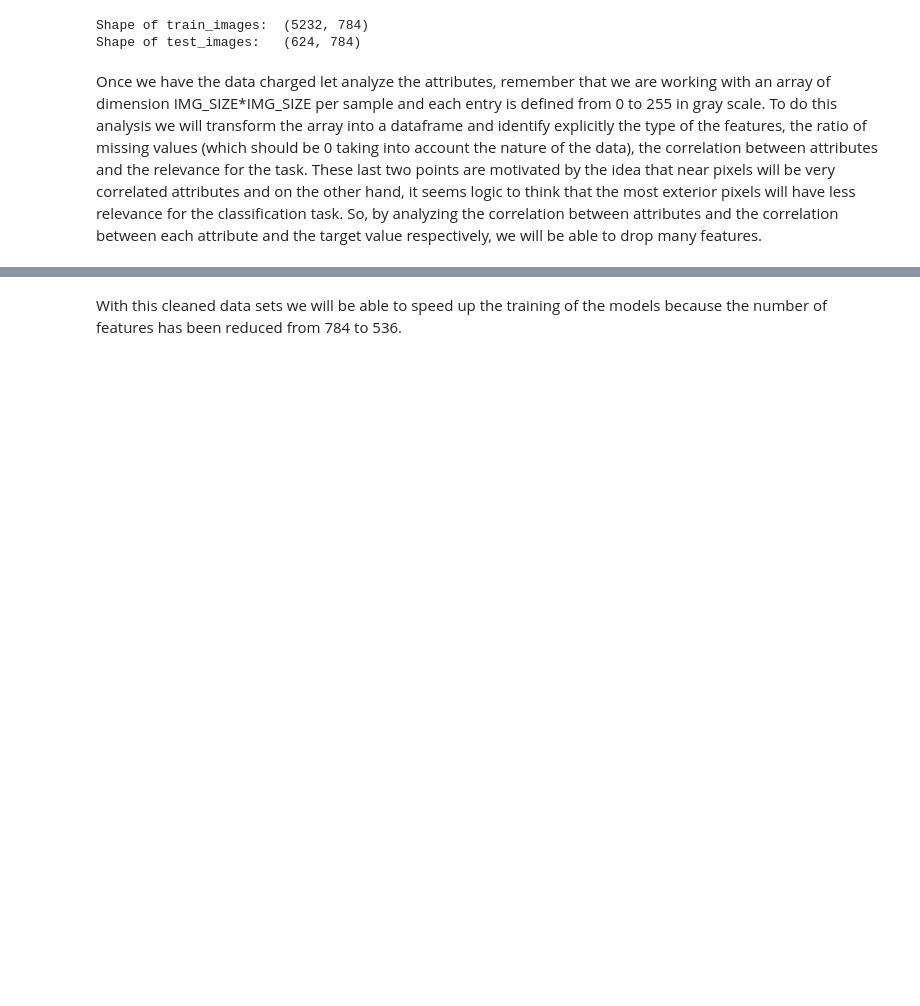
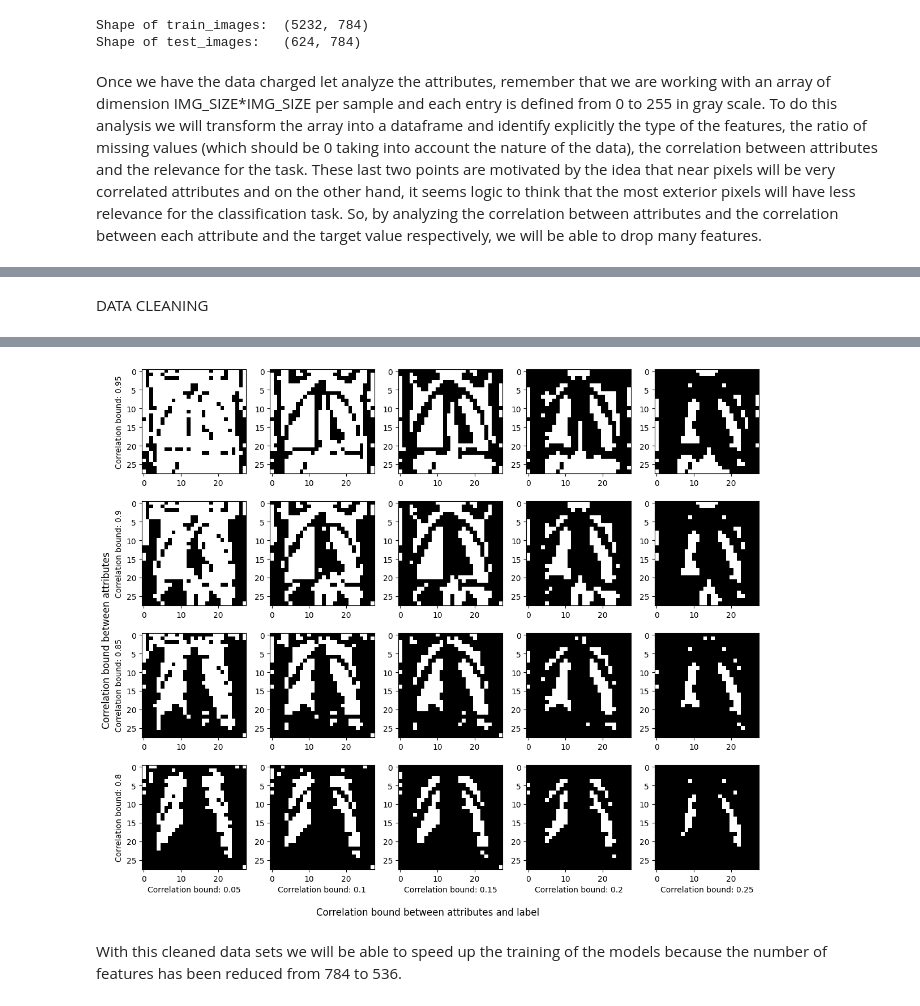
Before and after one commit to jlopetegui98/Hands-on-ML-Project, a Jupyter notebook: main.ipynb, the cells around one changed output, grey strips where cells are left out. Drawn from its saved outputs; the diff is of its cells as text; code cells hidden in the pictures; blank space fills up the shorter version.

Commit message:
Added combinations of correlation for data cleaning

```diff
--- a/main.ipynb
+++ b/main.ipynb
@@ -240,0 +196,73 @@ Shape of test_data: (624, 536)
+# %% [markdown]
+DATA CLEANING
+# %%
+# Find the indices where correlation is greater than 0.9 and less than 1
+corr_attributes_bound = [0.95, 0.9, 0.85, 0.8]
+corr_label_bound      = [0.05, 0.1, 0.15, 0.2, 0.25]
+
+fig,axes = plt.subplots(4,5)
+fig.set_size_inches(12,10)
+
+for i, corr1 in enumerate(corr_attributes_bound):
+    for j, corr2 in enumerate(corr_label_bound):
+        print("==================================================")
+        print(f"Correlation bound between attributes: {corr1}\nCorrelation bound between attributes and label: {corr2}")
+        print("==================================================")
+        row_indices, col_indices = np.where((cm > corr1) & (cm < 1))
+
+        # Create a list of tuples with the indices
+        tuples = [(row, col) for row, col in zip(row_indices, col_indices)]
+
+        # Remove the attributes [1] of the tuple list from train_df
+        train_df_clean = train_df.copy()
+        test_df_clean  = test_df.copy()
+
+        dropped_columns = []
+        for row, col in tuples:
+            if col not in dropped_columns:
+                train_df_clean = train_df_clean.drop(col, axis=1)
+                test_df_clean  = test_df_clean.drop(col, axis=1)
+                dropped_columns.append(col)
+
+
+        # Verify the updated train_df
+        print("-----------CLEAN DATA INFO AFTER DROPPING CORRELATED ATTRIBUTES-----------")
+        print(f"Number of tuples where correlation is greater than {corr1} and less than 1: {len(tuples)}")
+        print(f"Train set: \t{train_df_clean.shape}")
+        print(f"Test test: \t{test_df_clean.shape}")
+
+        # Analyze the relevance of each atributte to the label
+        correlation_with_label = train_df_clean.corrwith(train_df_clean['label']).abs().sort_values(ascending=False)
+
+        train_df_clean = train_df_clean.drop(correlation_with_label[correlation_with_label < corr2].index, axis=1)
+        test_df_clean  = test_df_clean.drop(correlation_with_label[correlation_with_label < corr2].index, axis=1)
+
+        print("------CLEAN DATA INFO AFTER DROPPING THE LOWEST INFLUENCE ATTRIBUTES------")
+        print(f"Number of dropped columns: {len(correlation_with_label[correlation_with_label < corr2].index)}")
+        print(f"Train set: \t{train_df_clean.shape}")
+        print(f"Test test: \t{test_df_clean.shape}")
+
+        train_images_clean = train_df_clean.drop('label', axis=1).values
+        test_images_clean = test_df_clean.drop('label', axis=1).values
+
+        print(f"Shape of train_data after cleaning: {train_images_clean.shape}")
+        print(f"Shape of test_data after cleaning: {test_images_clean.shape}")
+
+        dropped_columns_mask = np.ones((1, IMG_SIZE*IMG_SIZE))
+        dropped_columns_mask[:, dropped_columns] = 0
+
+        new_dropped_columns = list(correlation_with_label[correlation_with_label < corr2].index)
+        dropped_columns_mask[:, new_dropped_columns] = 0
+
+        axes[i,j].imshow(dropped_columns_mask.reshape(IMG_SIZE,IMG_SIZE),cmap='gray')
+
+        if i == 3:
+            axes[i,j].set_xlabel(f"Correlation bound: {corr2}")
+        if j == 0:
+            axes[i,j].set_ylabel(f"Correlation bound: {corr1}")
+
+fig.supylabel("Correlation bound between attributes")
+fig.supxlabel("Correlation bound between attributes and label")
+plt.tight_layout()
+plt.show()
+# %% [output]
@@ -240,0 +286 @@ Shape of test_data: (624, 536)
+[figure, added]
```
Also changed, not shown: parts of 5 cells of this notebook.
